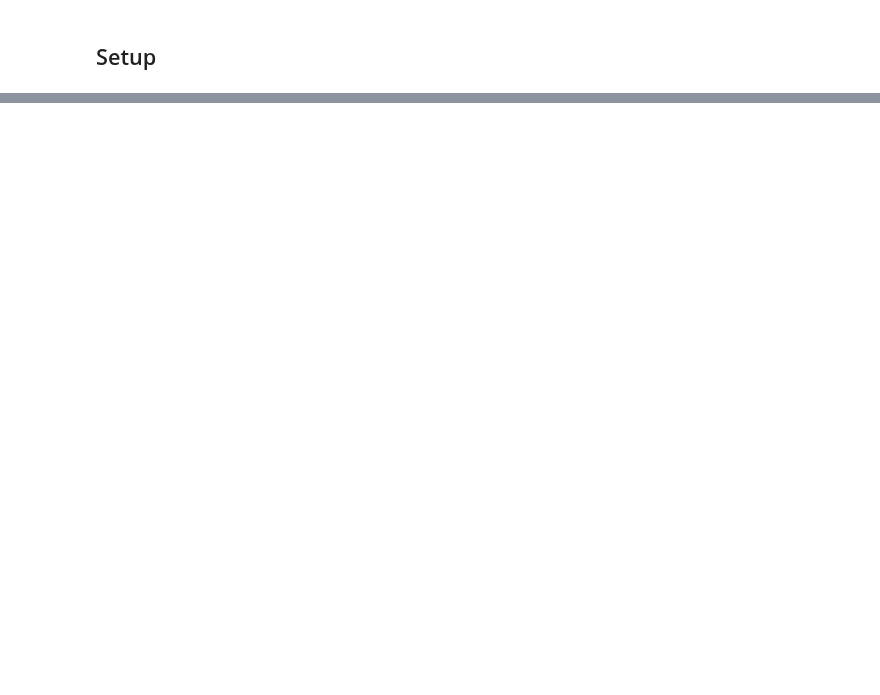
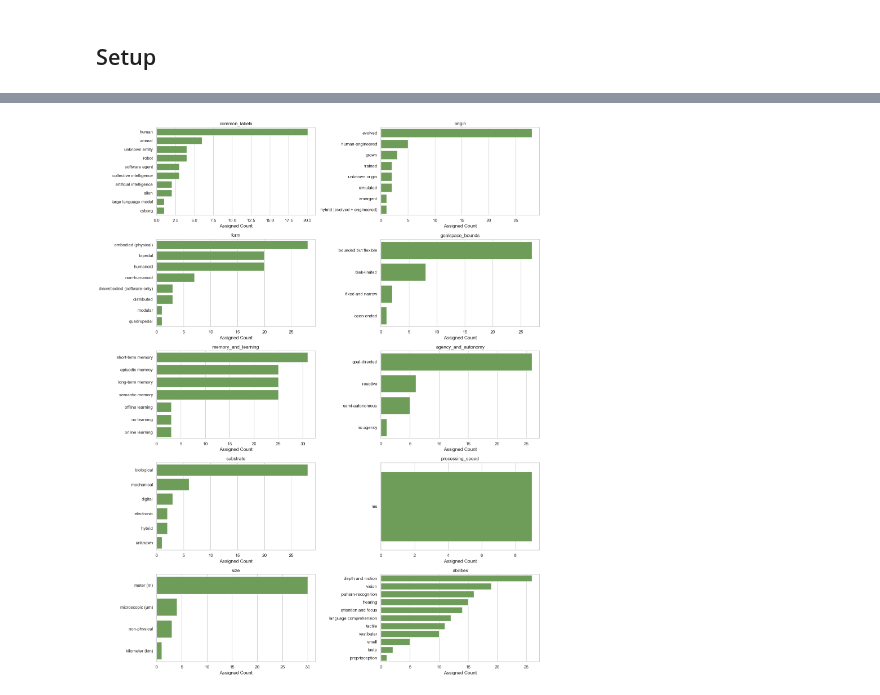
Before and after one commit to diverse-cognitive-systems-group/dcs-simulation-engine, a Jupyter notebook: analysis_notebooks/character-coverage-analysis.ipynb, the cells around one changed output, grey strips where cells are left out. Cells and saved outputs as stored; diff of their text form; code cells hidden in the pictures; blank space fills up the shorter version.

```diff
--- a/analysis_notebooks/character-coverage-analysis.ipynb
+++ b/analysis_notebooks/character-coverage-analysis.ipynb
@@ -84,0 +495,30 @@ df
+# %%
+# Visual 2: value distribution for each dimension
+plot_df = assignments_df[assignments_df["value"] != "<unmapped>"].copy()
+
+n_dims = len(dimensions)
+ncols = 2
+nrows = (n_dims + ncols - 1) // ncols
+fig, axes = plt.subplots(nrows=nrows, ncols=ncols, figsize=(16, 4 * nrows))
+axes = axes.flatten()
+
+for i, dim_name in enumerate(dimensions.keys()):
+    subset = (
+        plot_df[plot_df["dimension"] == dim_name]["value"]
+        .value_counts()
+        .rename_axis("value")
+        .reset_index(name="count")
+    )
+    ax = axes[i]
+    sns.barplot(data=subset, x="count", y="value", ax=ax, color="#6aa84f")
+    ax.set_title(dim_name)
+    ax.set_xlabel("Assigned Count")
+    ax.set_ylabel("")
+
+for j in range(i + 1, len(axes)):
+    axes[j].axis("off")
+
+plt.tight_layout()
+plt.show()
+# %% [output]
+[figure, added]
```
Also changed, not shown: parts of 18 cells of this notebook.
